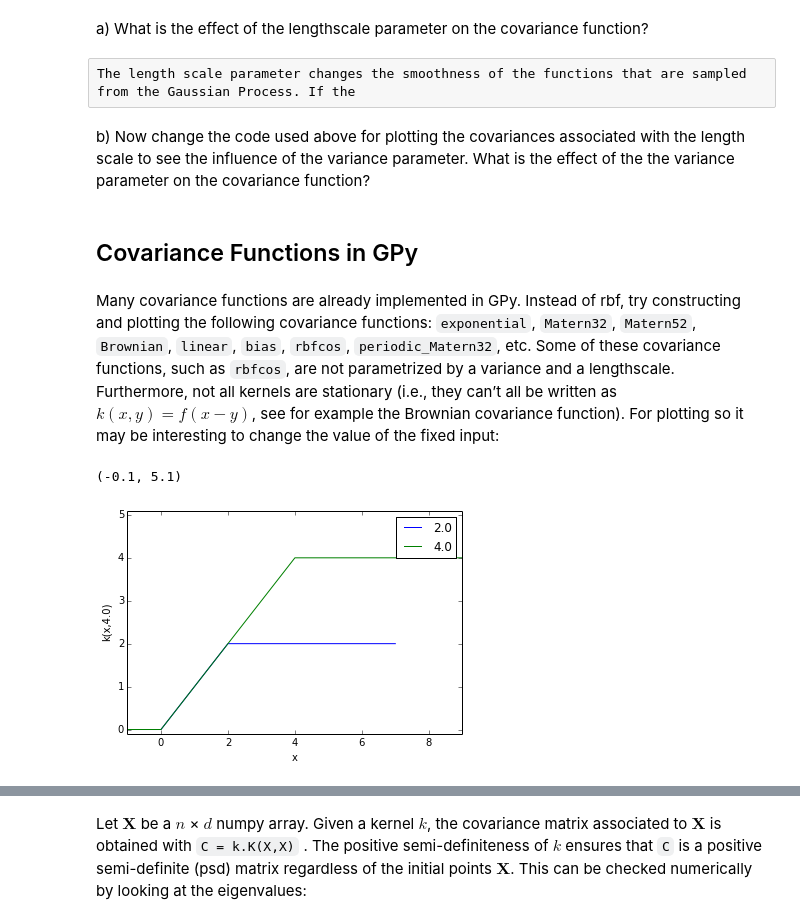
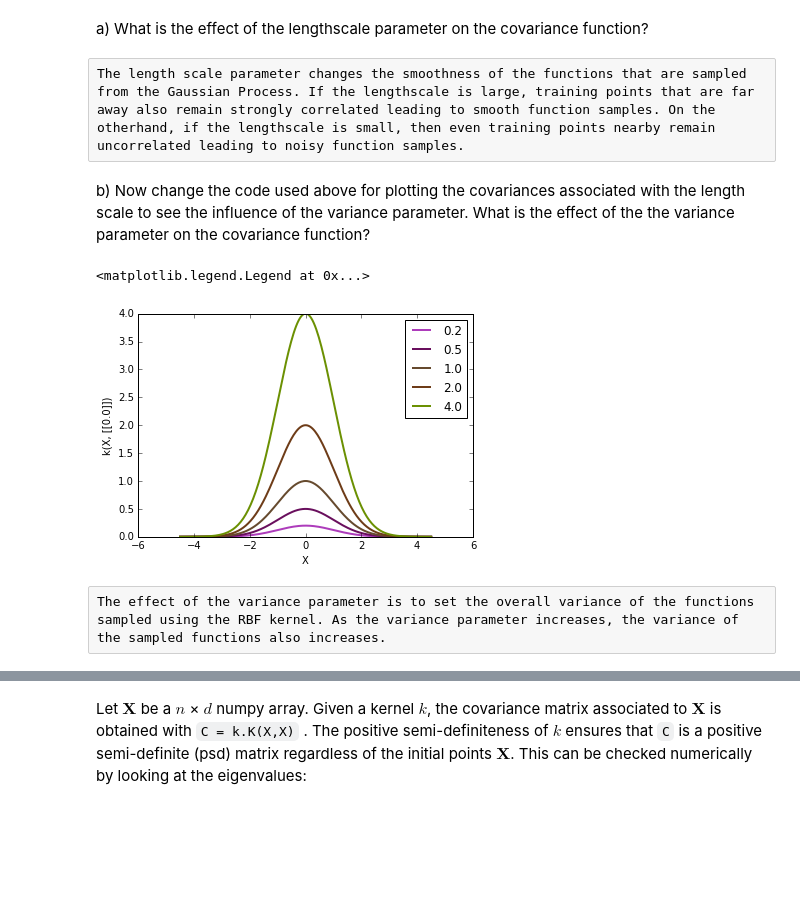
Before and after one commit to ShibataLab/GPyWorkshop, a Jupyter notebook: Part1/Experiments/Notebook1.ipynb, the cells around one changed output, grey strips where cells are left out. Saved outputs shown, nothing was run; the diff lists cells and outputs as text; code cells hidden in the pictures; blank space fills up the shorter version.

```diff
--- a/Part1/Experiments/Notebook1.ipynb
+++ b/Part1/Experiments/Notebook1.ipynb
@@ -103,40 +103,28 @@ plt.legend(theta)
 # %% [markdown]
 a) What is the effect of the lengthscale parameter on the covariance function?
 # %% [raw]
-The length scale parameter changes the smoothness of the functions that are sampled from the Gaussian Process. If the
+The length scale parameter changes the smoothness of the functions that are sampled from the Gaussian Process. If the lengthscale is large, training points that are far away also remain strongly correlated leading to smooth function samples. On the otherhand, if the lengthscale is small, then even training points nearby remain uncorrelated leading to noisy function samples.
 # %% [markdown]
 b) Now change the code used above for plotting the covariances associated with the length scale to see the influence of the variance parameter. What is the effect of the the variance parameter on the covariance function?
 # %%
 # by default, all the parameters are set to 1. for the RBF kernel
 k = GPy.kern.RBF(d)
 
 # we experiment with different length scale parameter values here
 var = np.asarray([0.2,0.5,1.,2.,4.])
 
 # create an instance of a figure
 fig = plt.figure()
 ax = plt.subplot(111)
 
 # iterate over the lengthscales
-for t in theta:
-    k.lengthscale=t
+for v in var:
+    k.variance = v
     # plot in the same figure with a different color
     k.plot(ax=ax, color=np.random.rand(3,))
-plt.legend(theta)
+plt.legend(var)
+# %% [output]
+<matplotlib.legend.Legend at 0x...>
+[figure, added]
-# %% [markdown]
-## Covariance Functions in GPy
-# %% [markdown]
-Many covariance functions are already implemented in GPy. Instead of rbf, try constructing and plotting the following  covariance functions: `exponential`, `Matern32`, `Matern52`, `Brownian`, `linear`, `bias`,
-`rbfcos`, `periodic_Matern32`, etc. Some of these covariance functions, such as `rbfcos`, are not
-parametrized by a variance and a lengthscale. Furthermore, not all kernels are stationary (i.e., they can’t all be written as $k ( x, y) = f ( x − y)$, see for example the Brownian
-covariance function). For plotting  so it may be interesting to change the value of the fixed input:
-# %%
-kb = GPy.kern.Brownian(input_dim=1)
-inputs = np.array([2., 4.])
-for x in inputs:
-    kb.plot(x,plot_limits=[0,5])
-plt.legend(inputs)
-plt.ylim(-0.1,5.1)
-# %% [output]
-(-0.1, 5.1)
-[figure, removed]
+# %% [raw]
+The effect of the variance parameter is to set the overall variance of the functions sampled using the RBF kernel. As the variance parameter increases, the variance of the sampled functions also increases.
```
Also changed, not shown: parts of 6 cells of this notebook.
